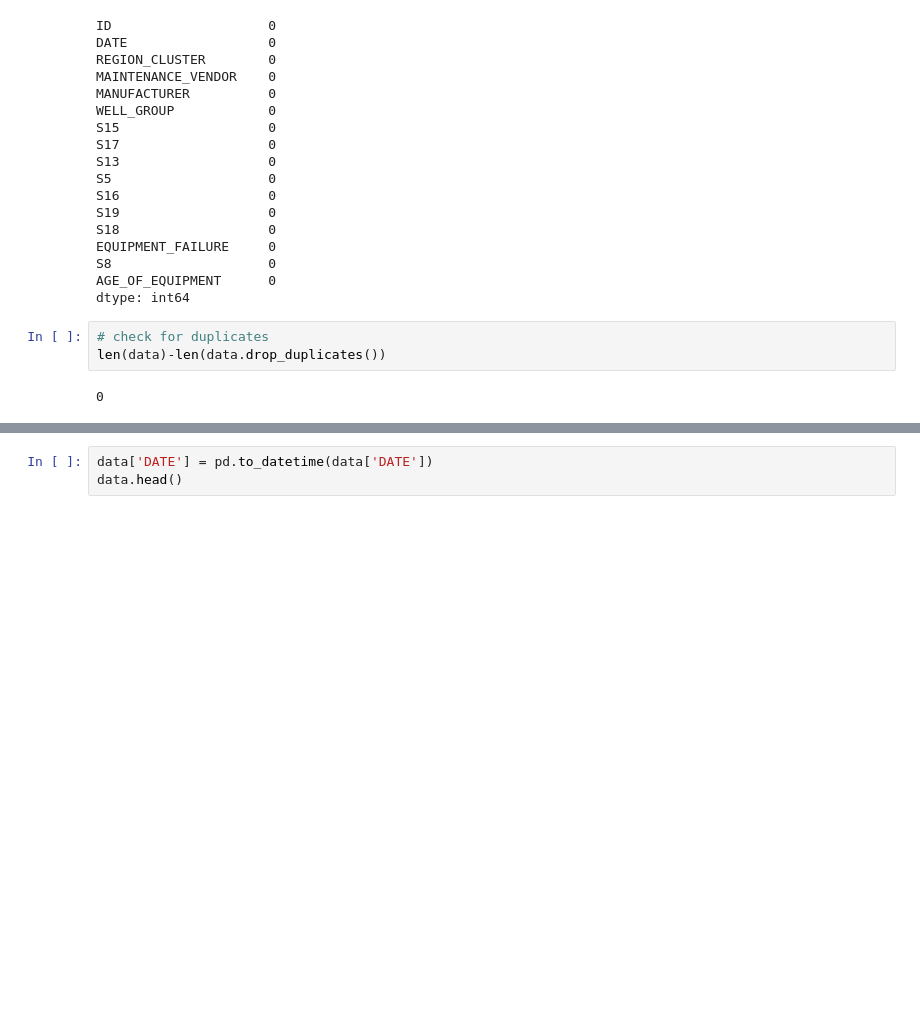
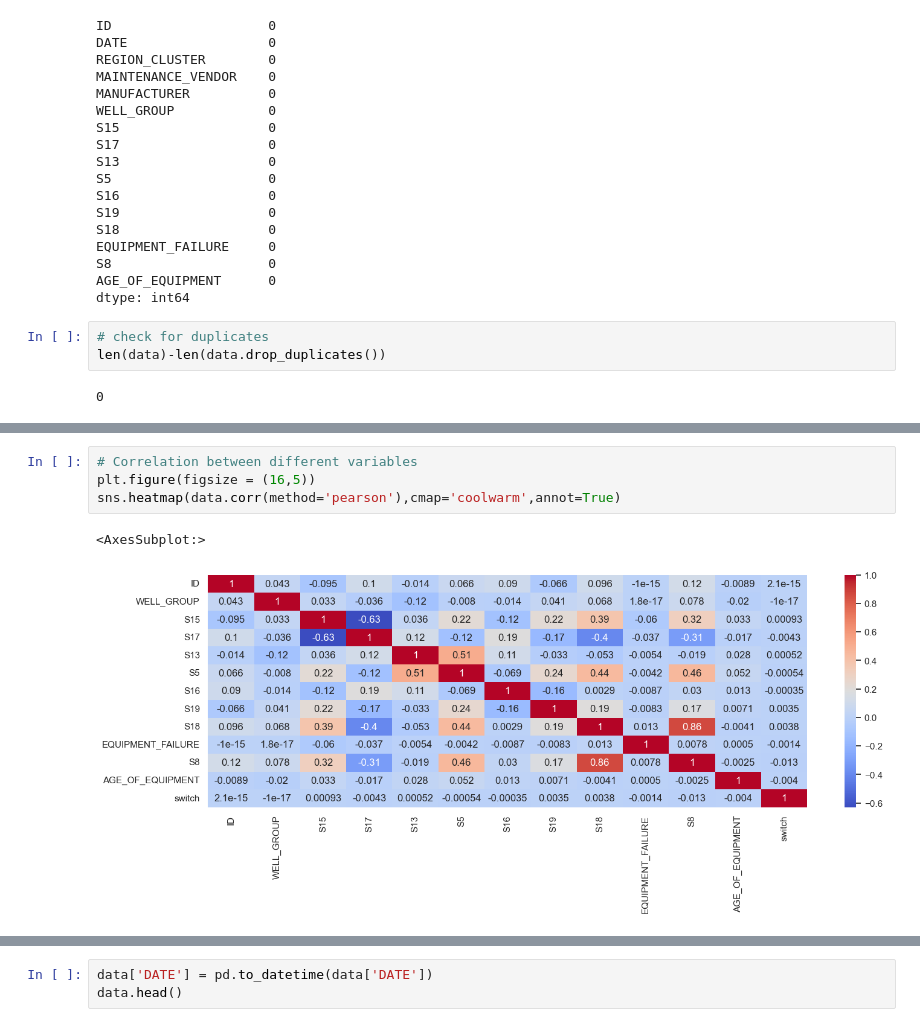
Before and after one commit to MaxPolak97/machine-failure-prediction, a Jupyter notebook: PredictiveMaintenance.ipynb, the cells around one changed output, grey strips where cells are left out. Cells and saved outputs as stored; diff of their text form; blank space fills up the shorter version.

Commit message:
feature extraction + visualation

```diff
--- a/PredictiveMaintenance.ipynb
+++ b/PredictiveMaintenance.ipynb
@@ -90,0 +126,7 @@ Name: EQUIPMENT_FAILURE, dtype: int64
+# %%
+# Correlation between different variables
+plt.figure(figsize = (16,5))
+sns.heatmap(data.corr(method='pearson'),cmap='coolwarm',annot=True)
+# %% [output]
+<AxesSubplot:>
+[figure, added]
```
Also changed, not shown: parts of 12 cells of this notebook.
